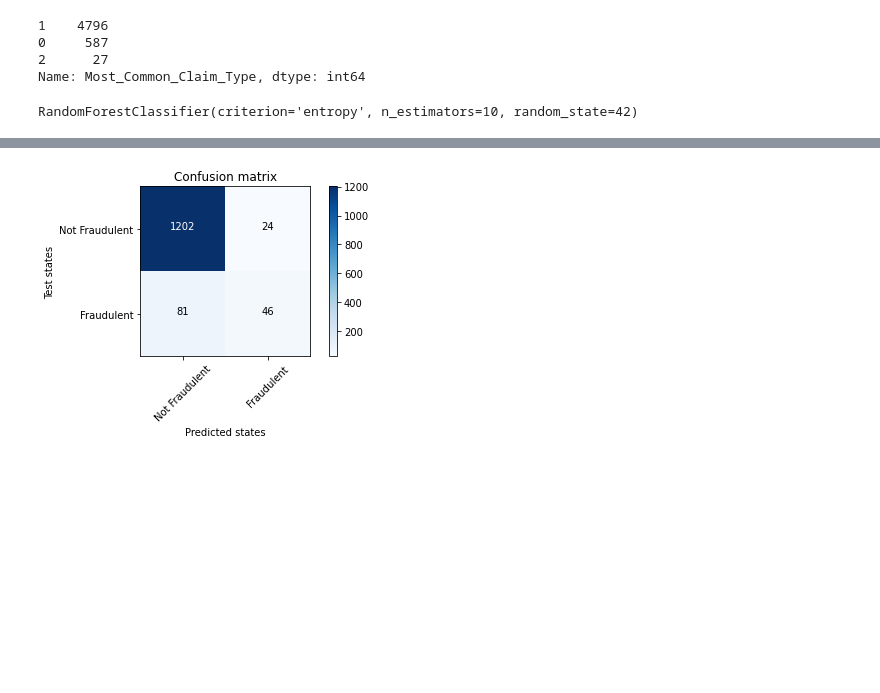
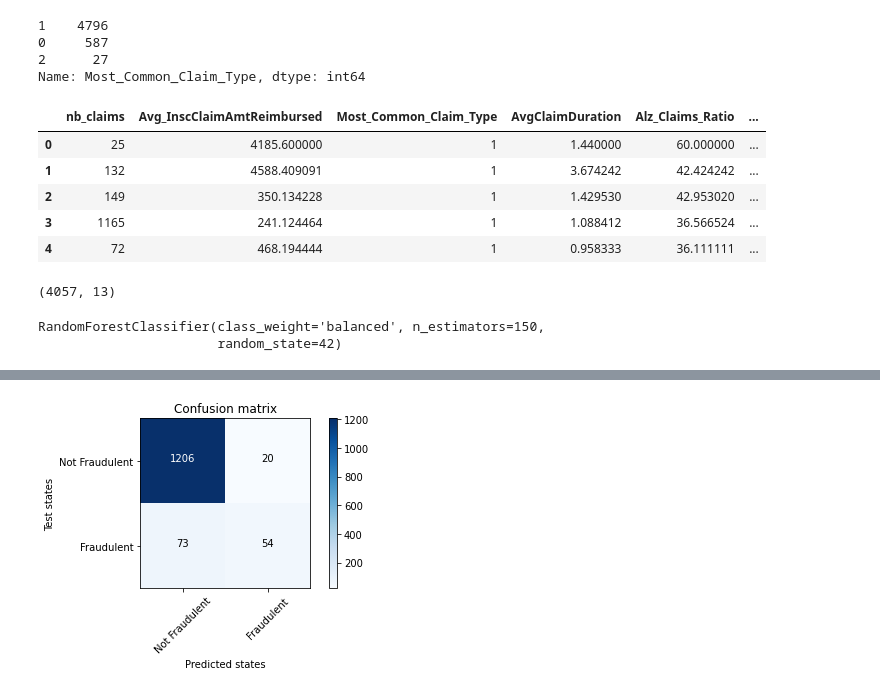
Before and after one commit to areias/healthcare_fraud, a Jupyter notebook: Logistic_Regression.ipynb, the cells around one changed output, grey strips where cells are left out. Drawn from its saved outputs; the diff is of its cells as text; code cells hidden in the pictures; blank space fills up the shorter version.

```diff
--- a/Logistic_Regression.ipynb
+++ b/Logistic_Regression.ipynb
@@ -762,13 +762,27 @@ final['PotentialFraud']=final['PotentialFraud'].astype('int')
 # %%
 data = final.drop(['PotentialFraud'], axis=1)
 target = final['PotentialFraud']
+# %%
+data.head()
+# %% [output]
+|  | nb_claims | Avg_InscClaimAmtReimbursed | Most_Common_Claim_Type | AvgClaimDuration | Alz_Claims_Ratio | ... |
+| 0 | 25 | 4185.600000 | 1 | 1.440000 | 60.000000 | ... |
+| 1 | 132 | 4588.409091 | 1 | 3.674242 | 42.424242 | ... |
+| 2 | 149 | 350.134228 | 1 | 1.429530 | 42.953020 | ... |
+| 3 | 1165 | 241.124464 | 1 | 1.088412 | 36.566524 | ... |
+| 4 | 72 | 468.194444 | 1 | 0.958333 | 36.111111 | ... |
 # %%
 X_train, X_test, y_train, y_test = train_test_split(data, target, test_size=0.25, random_state=15, stratify=target)
+# %%
+X_train.shape
+# %% [output]
+(4057, 13)
 # %%
-rf = RandomForestClassifier(n_estimators = 10, criterion = 'entropy', random_state = 42)
+rf = RandomForestClassifier(n_estimators = 150, criterion = 'gini', random_state = 42, class_weight='balanced')
 rf.fit(X_train, y_train)
 # %% [output]
-RandomForestClassifier(criterion='entropy', n_estimators=10, random_state=42)
+RandomForestClassifier(class_weight='balanced', n_estimators=150,
+                       random_state=42)
 # %%
 rf_pred = rf.predict(X_test)
 # %%
```
Also changed, not shown: parts of 12 cells of this notebook.
